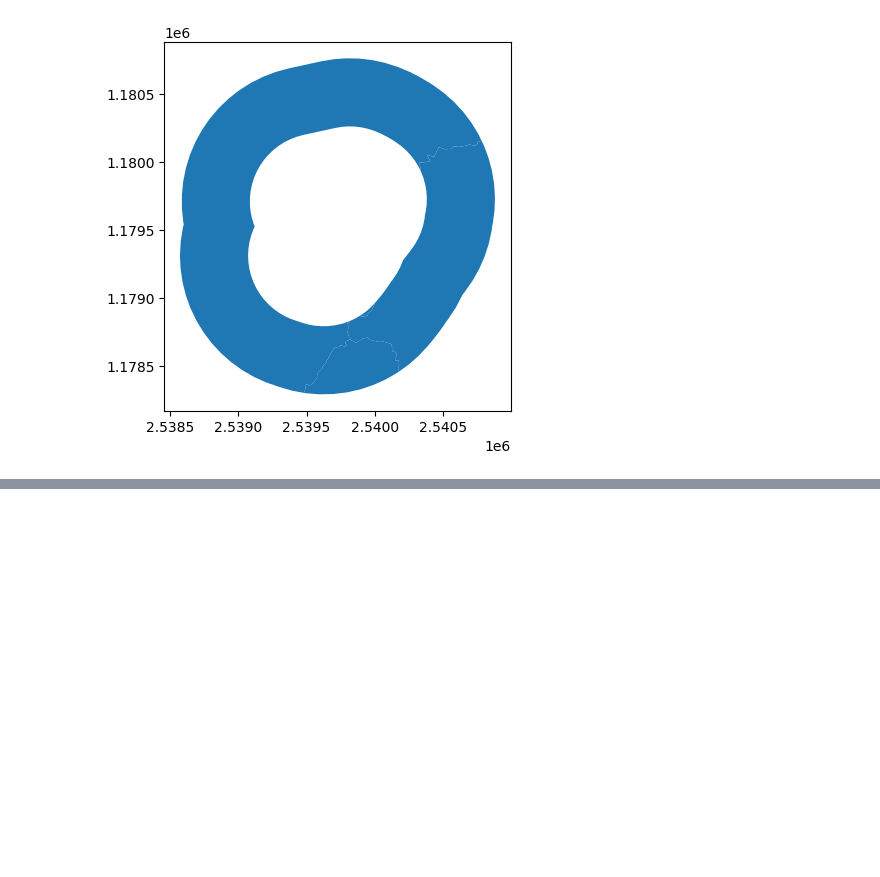
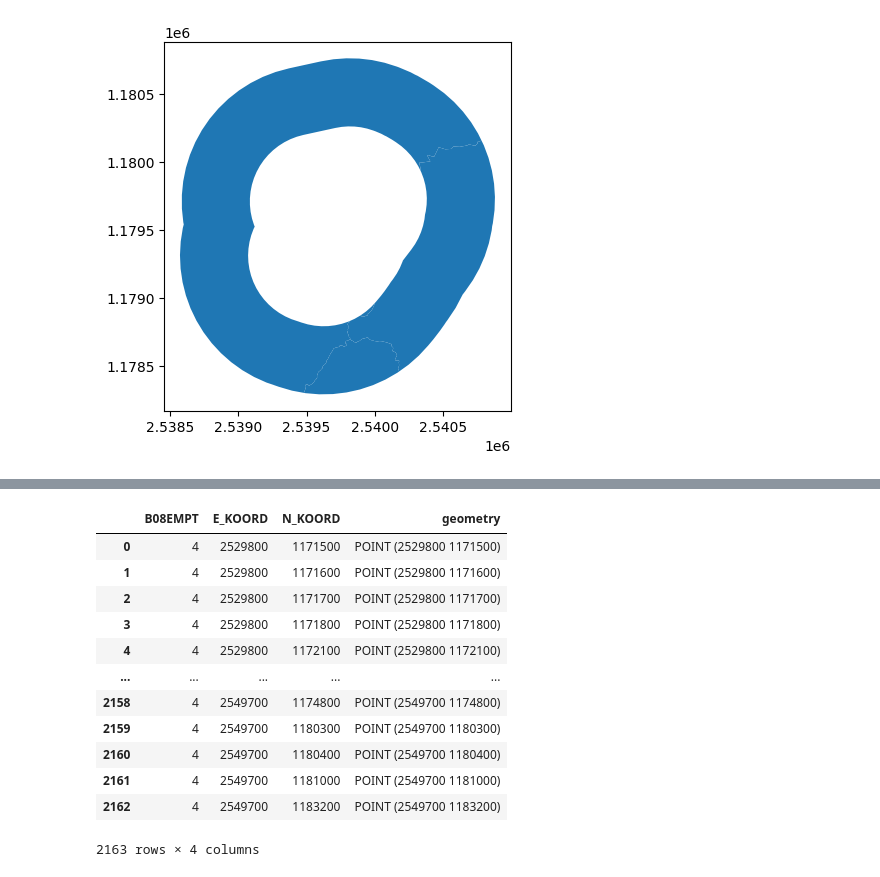
Before and after one commit to Luca-wirthner/2024_Geoinformatique_I, a Jupyter notebook: script_zones_tampons.ipynb, the cells around one changed output, grey strips where cells are left out. Drawn from its saved outputs; the diff is of its cells as text; code cells hidden in the pictures; blank space fills up the shorter version.

```diff
--- a/script_zones_tampons.ipynb
+++ b/script_zones_tampons.ipynb
@@ -69,0 +85,16 @@ def sjoin_summarize(poly_lyr, pts_lyr, pts_colname, poly_newcolname):
+# %%
+emplois
+# %% [output]
+|  | B08EMPT | E_KOORD | N_KOORD | geometry |
+| 0 | 4 | 2529800 | 1171500 | POINT (2529800 1171500) |
+| 1 | 4 | 2529800 | 1171600 | POINT (2529800 1171600) |
+| 2 | 4 | 2529800 | 1171700 | POINT (2529800 1171700) |
+| 3 | 4 | 2529800 | 1171800 | POINT (2529800 1171800) |
+| 4 | 4 | 2529800 | 1172100 | POINT (2529800 1172100) |
+| ... | ... | ... | ... | ... |
+| 2158 | 4 | 2549700 | 1174800 | POINT (2549700 1174800) |
+| 2159 | 4 | 2549700 | 1180300 | POINT (2549700 1180300) |
+| 2160 | 4 | 2549700 | 1180400 | POINT (2549700 1180400) |
+| 2161 | 4 | 2549700 | 1181000 | POINT (2549700 1181000) |
+| 2162 | 4 | 2549700 | 1183200 | POINT (2549700 1183200) |
+2163 rows × 4 columns
```
Also changed, not shown: parts of 8 cells of this notebook.
